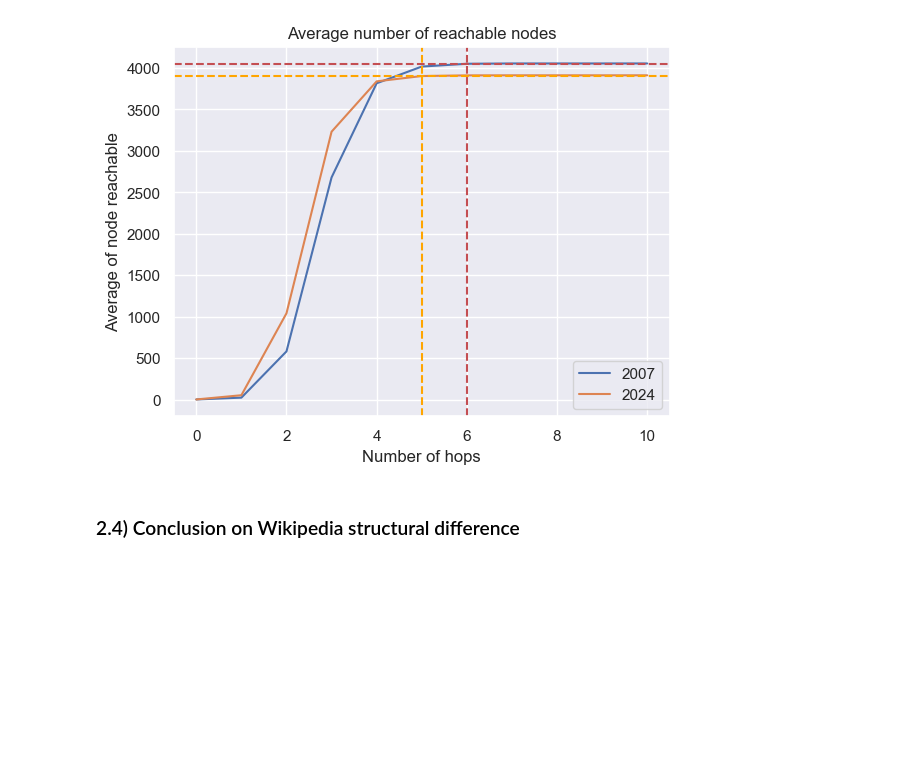
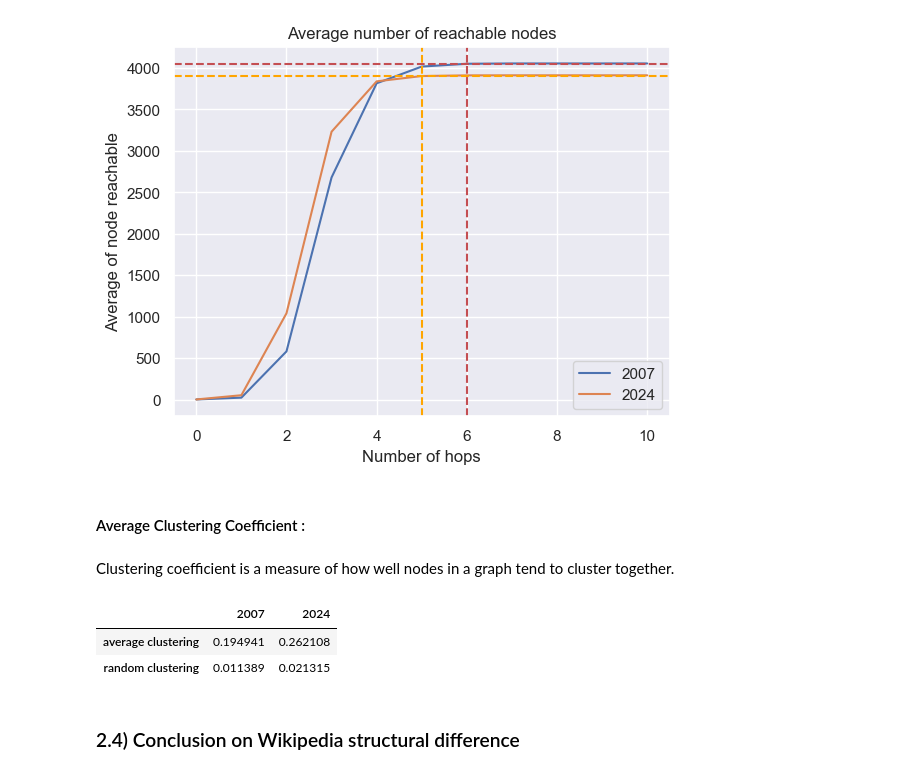
Before and after one commit to epfl-ada/ada-2024-project-outlier-1, a Jupyter notebook: results.ipynb, the cells around one changed output. Cells and saved outputs as stored; diff of their text form; code cells hidden in the pictures; blank space fills up the shorter version.

```diff
--- a/results.ipynb
+++ b/results.ipynb
@@ -1092,6 +1092,28 @@ Finally we look at the average number of reachable nodes. We see that for 2024 t
 plot_distribution_path_length(G_2007,G_2024)
 # %% [output]
 [figure]
+# %% [markdown]
+#### Average Clustering Coefficient :
+# %% [markdown]
+Clustering coefficient is a measure of how well nodes in a graph tend to cluster together.
+# %%
+### Creating random graphs as a control
+N = len(articles2007)  # same number of nodes
+E_2007 = len(links2007)  # same number of edges for the 2007 control graph
+E_2024 = len(links2024) # same for the 2024 control
+
+random_graph_2007 = nx.gnm_random_graph(N, E_2007)
+random_graph_2024 = nx.gnm_random_graph(N, E_2024)
+
+clustering = pd.DataFrame(index=['average clustering', 'random clustering'])
+clustering['2007'] = [nx.average_clustering(G_2007), nx.average_clustering(random_graph_2007)]
+clustering['2024'] = [nx.average_clustering(G_2024), nx.average_clustering(random_graph_2024)]
+
+clustering
+# %% [output]
+|  | 2007 | 2024 |
+| average clustering | 0.194941 | 0.262108 |
+| random clustering | 0.011389 | 0.021315 |
 # %%
 closeness_2007 = nx.closeness_centrality(G_2007)
 closeness_2024 = nx.closeness_centrality(G_2024)
```
Also changed, not shown: parts of 1 cell of this notebook, 2 other files.
